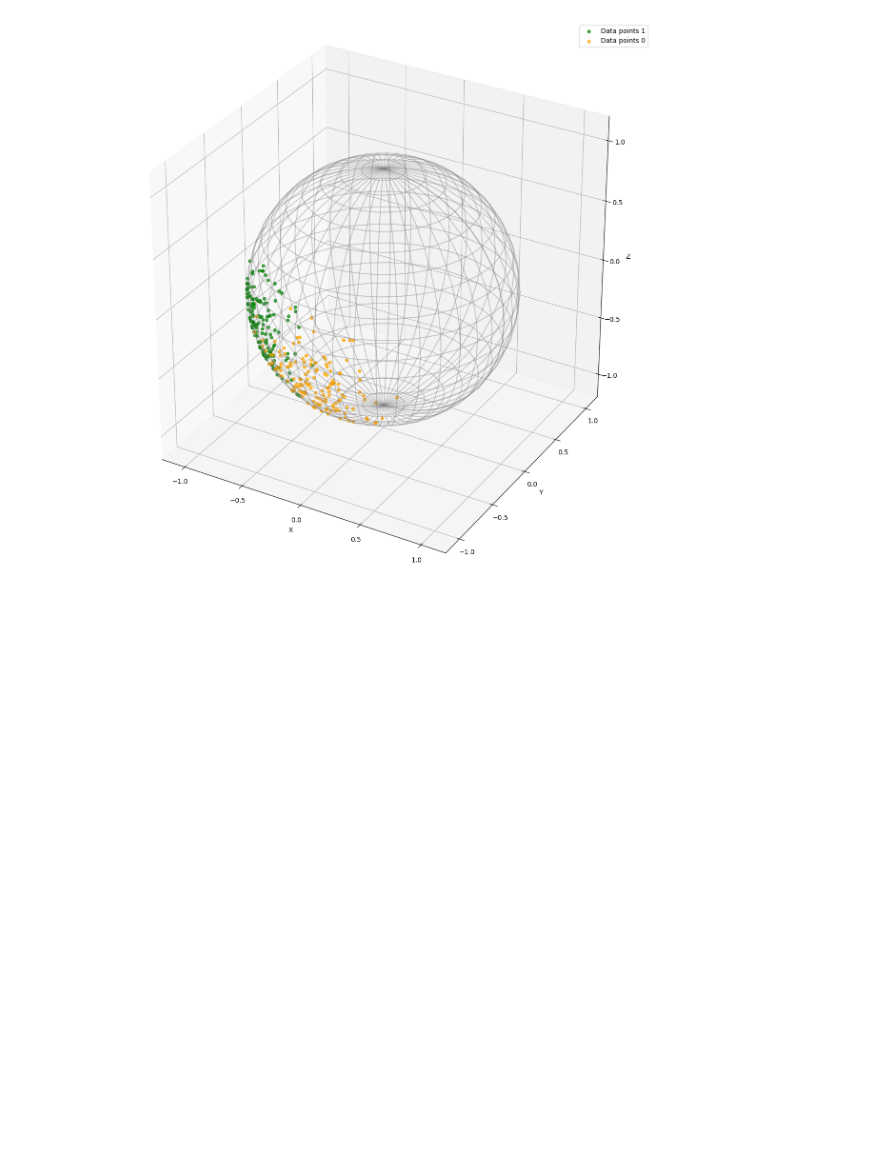
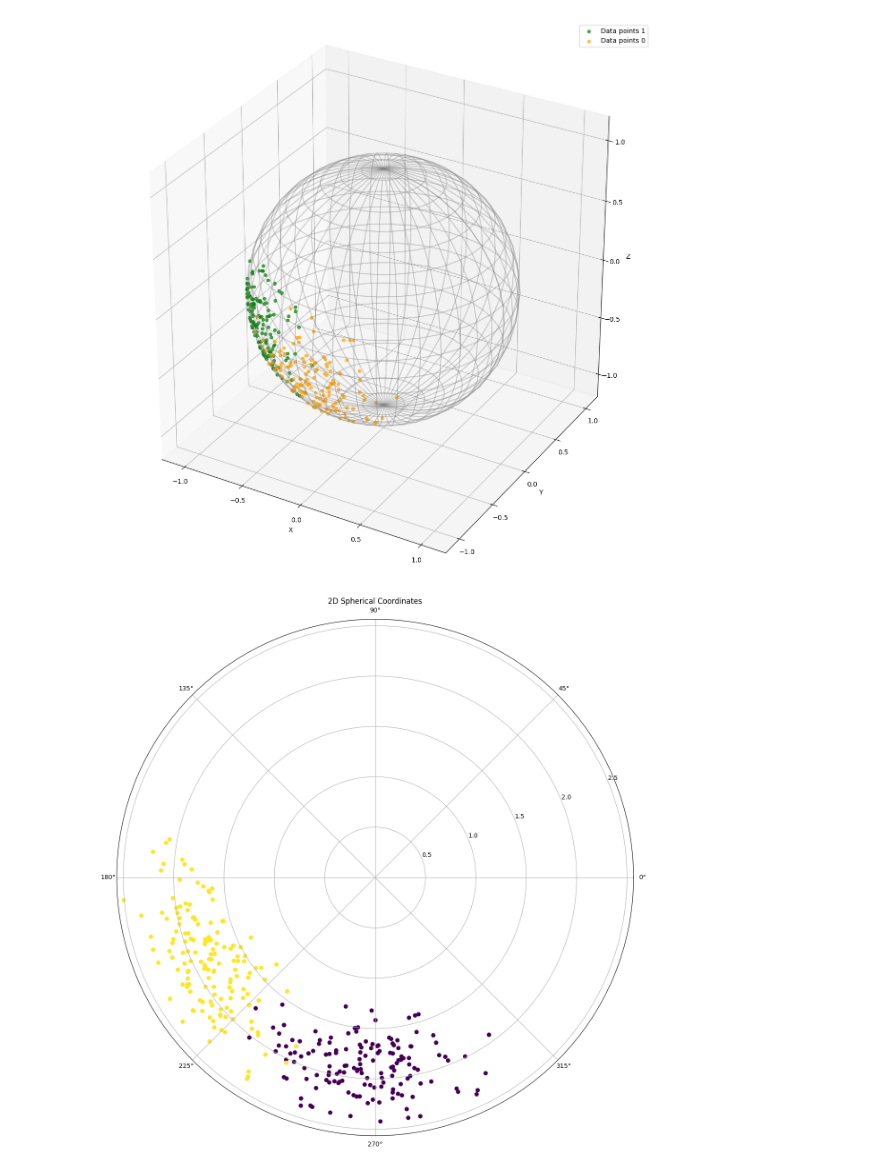
Before and after one commit to KevinMoonLab/PF-GAP, a Jupyter notebook: PFGAP/Manifold/Experiment4.ipynb, the cells around one changed output. Drawn from its saved outputs; the diff is of its cells as text; code cells hidden in the pictures; blank space fills up the shorter version.

```diff
--- a/PFGAP/Manifold/Experiment4.ipynb
+++ b/PFGAP/Manifold/Experiment4.ipynb
@@ -65,4 +66,14 @@ plt.show()
 # %% [output]
 [figure]
 # %%
-from Experiment4functions import create_3d_sphere_data
+from Experiment4functions import to_spherical_coords
+
+data2d = to_spherical_coords(data)
+
+fig = plt.figure(figsize=(15, 15))
+ax = fig.add_subplot(111, projection='polar')
+ax.scatter(data2d[:, 1], data2d[:, 0], c = labels)
+ax.set_title("2D Spherical Coordinates")
+plt.show()
+# %% [output]
+[figure, added]
```
Also changed, not shown: parts of 1 cell of this notebook.
